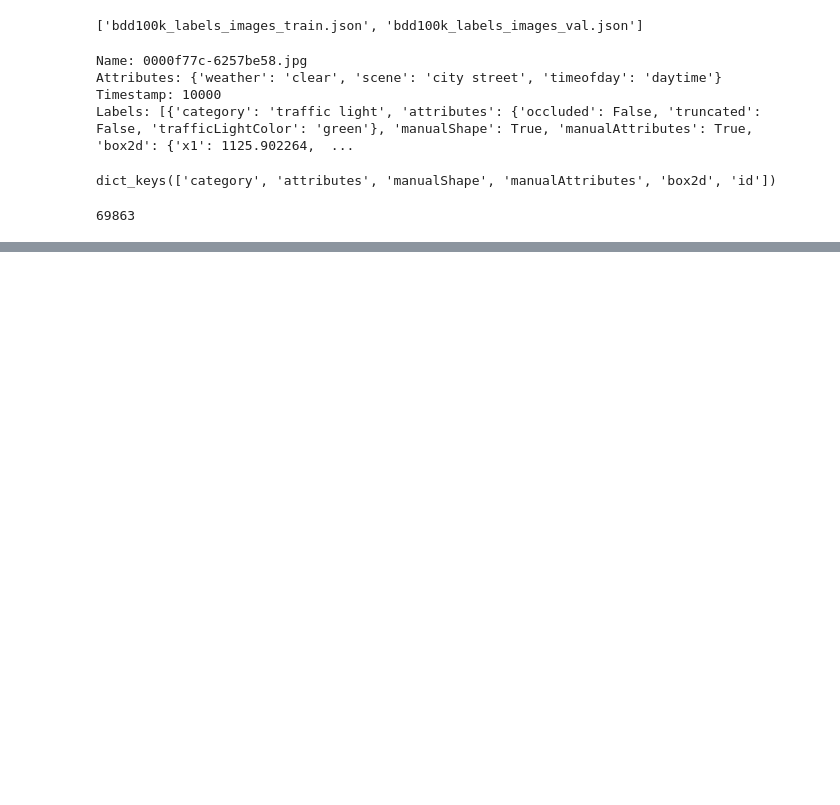
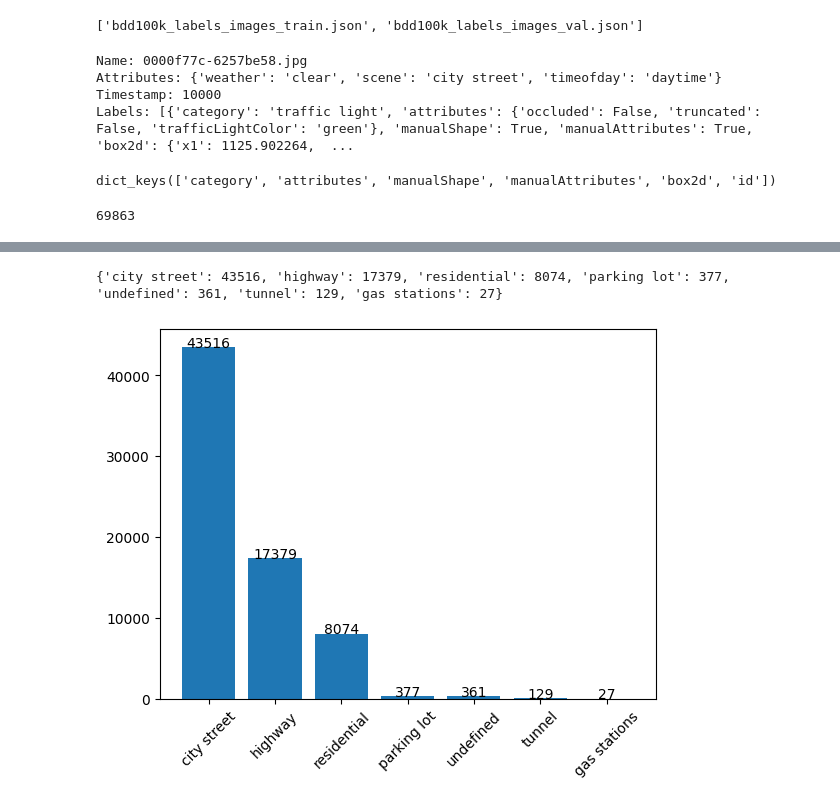
Before and after one commit to naren2cmu/bdd100k, a Jupyter notebook: bdd100kCheck.ipynb, the cells around one changed output, grey strips where cells are left out. Drawn from its saved outputs; the diff is of its cells as text; code cells hidden in the pictures; blank space fills up the shorter version.

```diff
--- a/bdd100kCheck.ipynb
+++ b/bdd100kCheck.ipynb
@@ -47,0 +72,24 @@ print(len(data))
+# %%
+scene = {}
+for item in data:
+    condition = item['attributes']['scene']
+    if condition in scene:
+        scene[condition] += 1
+    else:
+        scene[condition] = 1
+print(scene)
+# %% [output]
+{'city street': 43516, 'highway': 17379, 'residential': 8074, 'parking lot': 377, 'undefined': 361, 'tunnel': 129, 'gas stations': 27}
+# %%
+# Make a bar graph of the weather conditions
+plt.bar(scene.keys(), scene.values())
+
+# Add the values to the bar graph
+for key, value in scene.items():
+    plt.text(key, value, str(value), ha='center')
+
+# Tilting the x-axis labels
+plt.xticks(rotation=45)
+plt.show()
+# %% [output]
+[figure, added]
```
Also changed, not shown: parts of 2 cells of this notebook.
